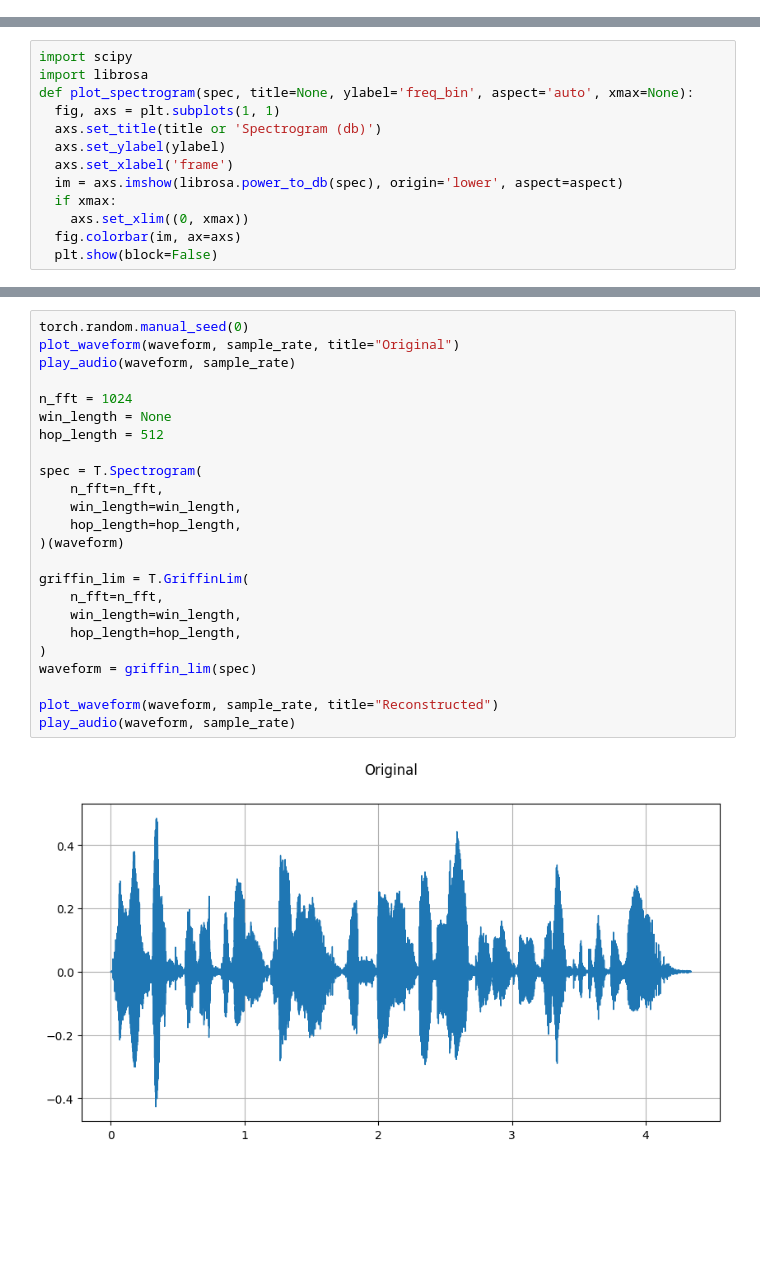
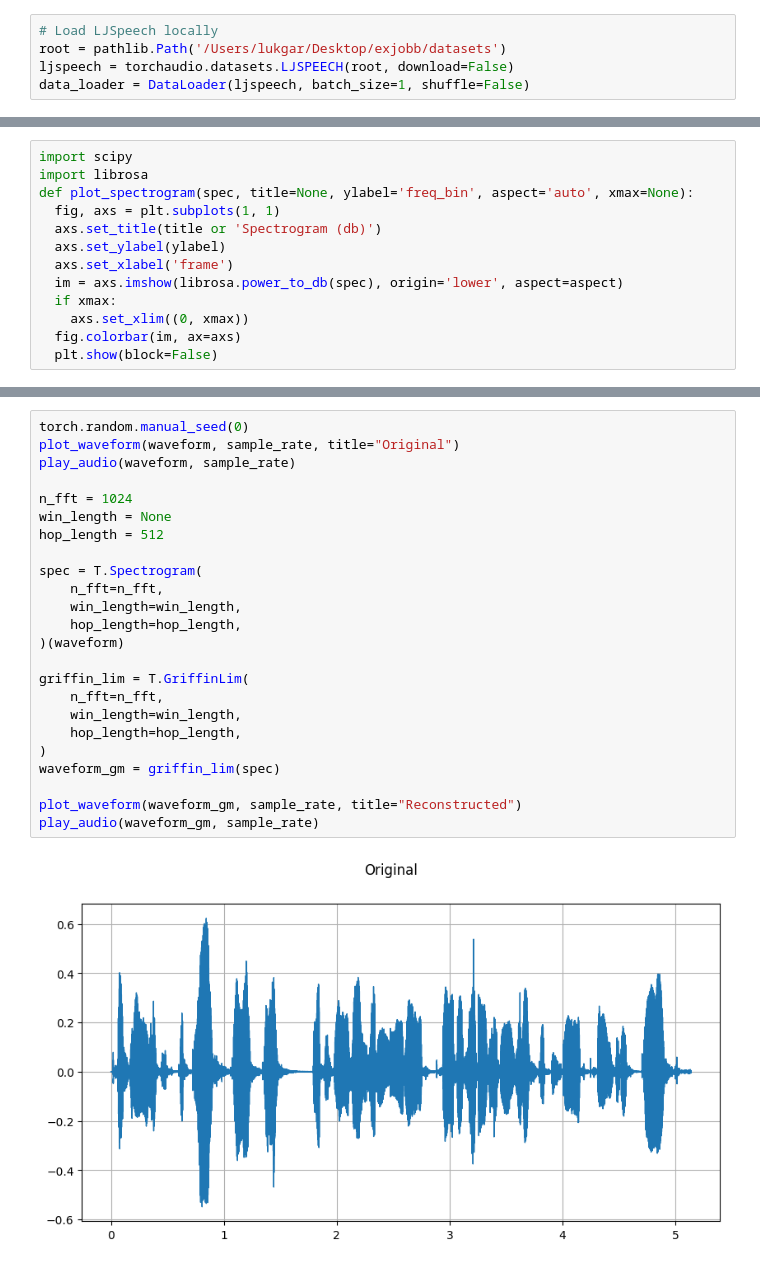
Before and after one commit to gardberg/thesis, a Jupyter notebook: LJSpeech_test.ipynb, the cells around one changed output, grey strips where cells are left out. Cells and saved outputs as stored; diff of their text form; blank space fills up the shorter version.

```diff
--- a/LJSpeech_test.ipynb
+++ b/LJSpeech_test.ipynb
@@ -6,3 +6,8 @@ import pathlib
 
 # Resources of audio preprocessing functions
 # https://pytorch.org/tutorials/beginner/audio_preprocessing_tutorial.html
+# %%
+# Load LJSpeech locally
+root = pathlib.Path('/Users/lukgar/Desktop/exjobb/datasets')
+ljspeech = torchaudio.datasets.LJSPEECH(root, download=False)
+data_loader = DataLoader(ljspeech, batch_size=1, shuffle=False)
@@ -148,27 +157,27 @@ plot_spectrogram(
 # %%
 torch.random.manual_seed(0)
 plot_waveform(waveform, sample_rate, title="Original")
 play_audio(waveform, sample_rate)
 
 n_fft = 1024
 win_length = None
 hop_length = 512
 
 spec = T.Spectrogram(
     n_fft=n_fft,
     win_length=win_length,
     hop_length=hop_length,
 )(waveform)
 
 griffin_lim = T.GriffinLim(
     n_fft=n_fft,
     win_length=win_length,
     hop_length=hop_length,
 )
-waveform = griffin_lim(spec)
+waveform_gm = griffin_lim(spec)
 
-plot_waveform(waveform, sample_rate, title="Reconstructed")
-play_audio(waveform, sample_rate)
+plot_waveform(waveform_gm, sample_rate, title="Reconstructed")
+play_audio(waveform_gm, sample_rate)
 # %% [output]
-[figure, old version]
+[figure, new version]
 [interactive output not drawn]
```
Also changed, not shown: parts of 11 cells of this notebook, 3 other files.
